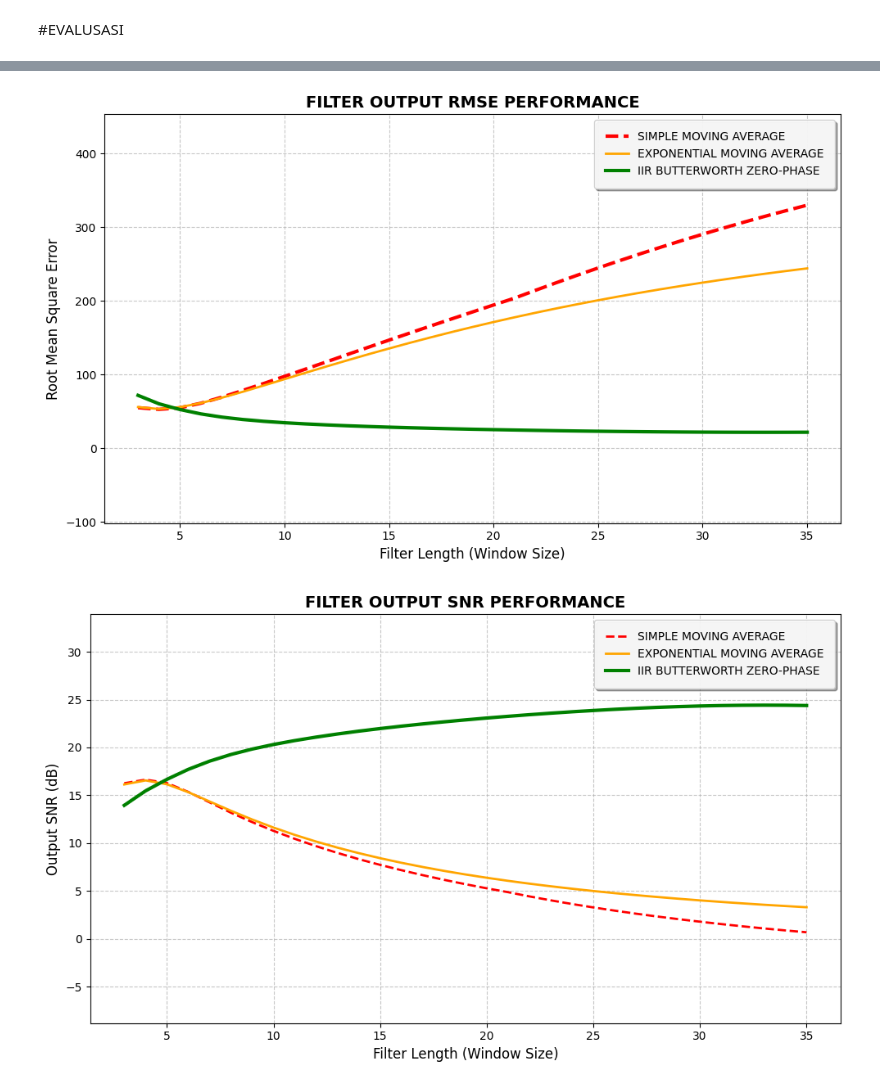
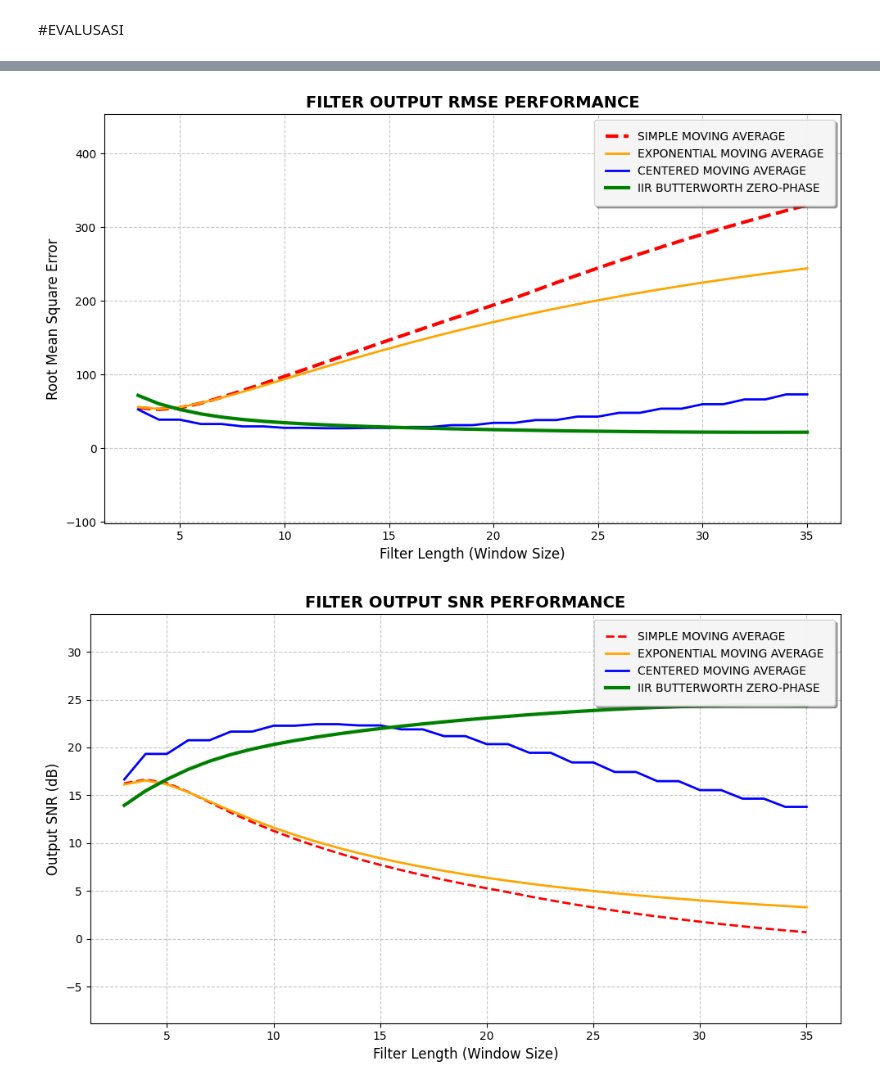
Before and after one commit to antxlopp12/zerolag-filter-benchmark, a Jupyter notebook: Team10_Code_ZeroLag_Filter_Benchmark_Analysis.ipynb, the cells around one changed output, grey strips where cells are left out. Cells and saved outputs as stored; diff of their text form; code cells hidden in the pictures.

```diff
--- a/Team10_Code_ZeroLag_Filter_Benchmark_Analysis.ipynb
+++ b/Team10_Code_ZeroLag_Filter_Benchmark_Analysis.ipynb
@@ -395,17 +462,20 @@ PERBANDINGAN FILTER
 # %%
+filter_lengths = range(3, 36)
 
-filter_lengths = range(3, 36)
 
 lags_sma_list = []
 lags_ema_list = []
+lags_cma_list = []
 lags_iir_list = []
 
 snr_sma_list = []
 snr_ema_list = []
+snr_cma_list = []
 snr_iir_list = []
 
 rmse_sma_list = []
 rmse_ema_list = []
+rmse_cma_list = []
 rmse_iir_list = []
 
 
@@ -424,10 +494,18 @@ for window in filter_lengths:
         ema_result[i] = (alpha * harga_pasar[i]) + ((1 - alpha) * ema_result[i-1])
 
 
+    cma_result = np.full_like(harga_pasar, np.nan)
+
+    cma_window = window if window % 2 != 0 else window + 1
+    half_w = cma_window // 2
+
+    for i in range(half_w, total_data - half_w):
+        cma_result[i] = np.mean(harga_pasar[i - half_w : i + half_w + 1])
+
+
     cutoff_Hz = 1.0 / window
     if cutoff_Hz >= 0.5:
         cutoff_Hz = 0.49
-
     b, a = butter(N=2, Wn=cutoff_Hz, btype='lowpass', fs=1.0)
     iir_result = filtfilt(b, a, harga_pasar, padlen=20)
 
@@ -438,17 +516,20 @@ for window in filter_lengths:
     valid_target = ground_truth[start_idx:]
     signal_power = np.var(valid_target)
 
+
     valid_sma = sma_result[start_idx:]
     valid_sma = np.nan_to_num(valid_sma, nan=np.nanmean(valid_sma))
 
     valid_ema = ema_result[start_idx:]
     valid_iir = iir_result[start_idx:]
+    valid_cma = cma_result[start_idx:]
 
 
     ref_norm = valid_target - np.mean(valid_target)
     sig_sma_norm = valid_sma - np.mean(valid_sma)
     sig_ema_norm = valid_ema - np.mean(valid_ema)
     sig_iir_norm = valid_iir - np.mean(valid_iir)
+
 
     def get_lag_val(test, reference):
         corr = correlate(test, reference, mode='full')
@@ -461,41 +542,57 @@ for window in filter_lengths:
     lags_iir_list.append(get_lag_val(sig_iir_norm, ref_norm))
 
 
+    mask_cma = ~np.isnan(valid_cma)
+    if np.sum(mask_cma) > 0:
+        cma_clean = valid_cma[mask_cma]
+        target_clean = valid_target[mask_cma]
+        cma_norm = cma_clean - np.mean(cma_clean)
+        target_norm_cma = target_clean - np.mean(target_clean)
+        lags_cma_list.append(get_lag_val(cma_norm, target_norm_cma))
+    else:
+        lags_cma_list.append(0)
+
+
     mse_sma = np.mean((valid_target - valid_sma)**2)
     mse_ema = np.mean((valid_target - valid_ema)**2)
     mse_iir = np.mean((valid_target - valid_iir)**2)
-
+    mse_cma = np.nanmean((valid_target - valid_cma)**2)
 
     rmse_sma_list.append(np.sqrt(mse_sma))
     rmse_ema_list.append(np.sqrt(mse_ema))
     rmse_iir_list.append(np.sqrt(mse_iir))
+    rmse_cma_list.append(np.sqrt(mse_cma))
 
 
     snr_sma_list.append(10 * np.log10(signal_power / mse_sma))
     snr_ema_list.append(10 * np.log10(signal_power / mse_ema))
     snr_iir_list.append(10 * np.log10(signal_power / mse_iir))
+    snr_cma_list.append(10 * np.log10(signal_power / mse_cma))
 
 
 
-print('\n====== DATAFRAME HASIL AKHIR ======')
+print('\n====== HASIL AKHIR ======')
 
 data_results = {
     'Filter_Length': list(filter_lengths),
     'Lag_SMA': lags_sma_list,
     'Lag_EMA': lags_ema_list,
+    'Lag_CMA': lags_cma_list,
     'Lag_IIR': lags_iir_list,
     'RMSE_SMA': rmse_sma_list,
     'RMSE_EMA': rmse_ema_list,
+    'RMSE_CMA': rmse_cma_list,
     'RMSE_IIR': rmse_iir_list,
     'SNR_SMA': snr_sma_list,
     'SNR_EMA': snr_ema_list,
+    'SNR_CMA': snr_cma_list,
     'SNR_IIR': snr_iir_list
 }
 
 df_performance = pd.DataFrame(data_results)
 
 print(df_performance.head())
-print("\n=== Ringkasan Statistik ===")
+print("\n=== Statistik ===")
 print(df_performance.describe().T)
 
 
@@ -504,15 +601,15 @@ plt.figure(figsize=(10, 6))
 
 plt.plot(filter_lengths, lags_sma_list, 'r--', linewidth=3, label='SIMPLE MOVING AVERAGE')
 plt.plot(filter_lengths, lags_ema_list, 'orange', linewidth=2, label='EXPONENTIAL MOVING AVERAGE')
+plt.plot(filter_lengths, lags_cma_list, 'b', linewidth=2, label='CENTERED MOVING AVERAGE')
+plt.plot(filter_lengths, lags_iir_list, 'g', linewidth=3, label='IIR BUTTERWORTH ZERO-PHASE')
 
-plt.plot(filter_lengths, lags_iir_list, 'g', linewidth=3, label='IIR BUTTERWORTH ZERO-PHASE')
 plt.axhline(0, color='k', linestyle='-', linewidth=1.0, alpha=0.7)
 
-all_lags = lags_sma_list + lags_ema_list + lags_iir_list
+all_lags = lags_sma_list + lags_ema_list + lags_iir_list + lags_cma_list
 y_max_lag = np.max(all_lags)
 y_min_lag = np.min(all_lags)
 buffer_space_lag = (y_max_lag - y_min_lag) * 0.40
-
 
 plt.ylim(y_min_lag - buffer_space_lag, y_max_lag + buffer_space_lag)
 
@@ -530,23 +627,17 @@ plt.figure(figsize=(10, 6))
 
 plt.plot(filter_lengths, rmse_sma_list, 'r--', linewidth=3, label='SIMPLE MOVING AVERAGE')
 plt.plot(filter_lengths, rmse_ema_list, 'orange', linewidth=2, label='EXPONENTIAL MOVING AVERAGE')
+plt.plot(filter_lengths, rmse_cma_list, 'b', linewidth=2, label='CENTERED MOVING AVERAGE')
 plt.plot(filter_lengths, rmse_iir_list, 'g', linewidth=3, label='IIR BUTTERWORTH ZERO-PHASE')
 
-all_rmse = rmse_sma_list + rmse_ema_list + rmse_iir_list
+all_rmse = rmse_sma_list + rmse_ema_list + rmse_iir_list + rmse_cma_list
 y_max_rmse = np.max(all_rmse)
 y_min_rmse = np.min(all_rmse)
 buffer_space_rmse = (y_max_rmse - y_min_rmse) * 0.40
 
 plt.ylim(y_min_rmse - buffer_space_rmse, y_max_rmse + buffer_space_rmse)
 
-plt.legend(
-    loc='upper right',
-    frameon=True,
-    framealpha=0.9,
-    shadow=True,
-    borderpad=1
-)
-
+plt.legend(loc='upper right', frameon=True, framealpha=0.9, shadow=True, borderpad=1)
 plt.title('FILTER OUTPUT RMSE PERFORMANCE', fontsize=14, fontweight='bold')
 plt.xlabel('Filter Length (Window Size)', fontsize=12)
 plt.ylabel('Root Mean Square Error', fontsize=12)
@@ -560,30 +651,21 @@ plt.figure(figsize=(10, 6))
 
 plt.plot(filter_lengths, snr_sma_list, 'r--', linewidth=2, label='SIMPLE MOVING AVERAGE')
 plt.plot(filter_lengths, snr_ema_list, 'orange', linewidth=2, label='EXPONENTIAL MOVING AVERAGE')
+plt.plot(filter_lengths, snr_cma_list, 'b', linewidth=2, label='CENTERED MOVING AVERAGE')
 plt.plot(filter_lengths, snr_iir_list, 'g', linewidth=3, label='IIR BUTTERWORTH ZERO-PHASE')
 
-
-all_snr = snr_sma_list + snr_ema_list + snr_iir_list
+all_snr = snr_sma_list + snr_ema_list + snr_iir_list + snr_cma_list
 y_max_snr = np.max(all_snr)
 y_min_snr = np.min(all_snr)
 buffer_space_snr = (y_max_snr - y_min_snr) * 0.40
 
 plt.ylim(y_min_snr - buffer_space_snr, y_max_snr + buffer_space_snr)
 
-plt.legend(
-    loc='upper right',
-    frameon=True,
-    framealpha=0.9,
-    shadow=True,
-    borderpad=1
-)
-
+plt.legend(loc='upper right', frameon=True, framealpha=0.9, shadow=True, borderpad=1)
 plt.title('FILTER OUTPUT SNR PERFORMANCE', fontsize=14, fontweight='bold')
 plt.xlabel('Filter Length (Window Size)', fontsize=12)
 plt.ylabel('Output SNR (dB)', fontsize=12)
 plt.grid(True, linestyle='--', alpha=0.7)
-
-
 plt.tight_layout()
 plt.show()
 # %% [output]
@@ -608,2 +690,2 @@ SNR_IIR         22.881698   24.093808   24.420114
-[figure, old version]
+[figure, new version]
-[figure, old version]
+[figure, new version]
```
Also changed, not shown: parts of 4 cells of this notebook, 2 other files.
